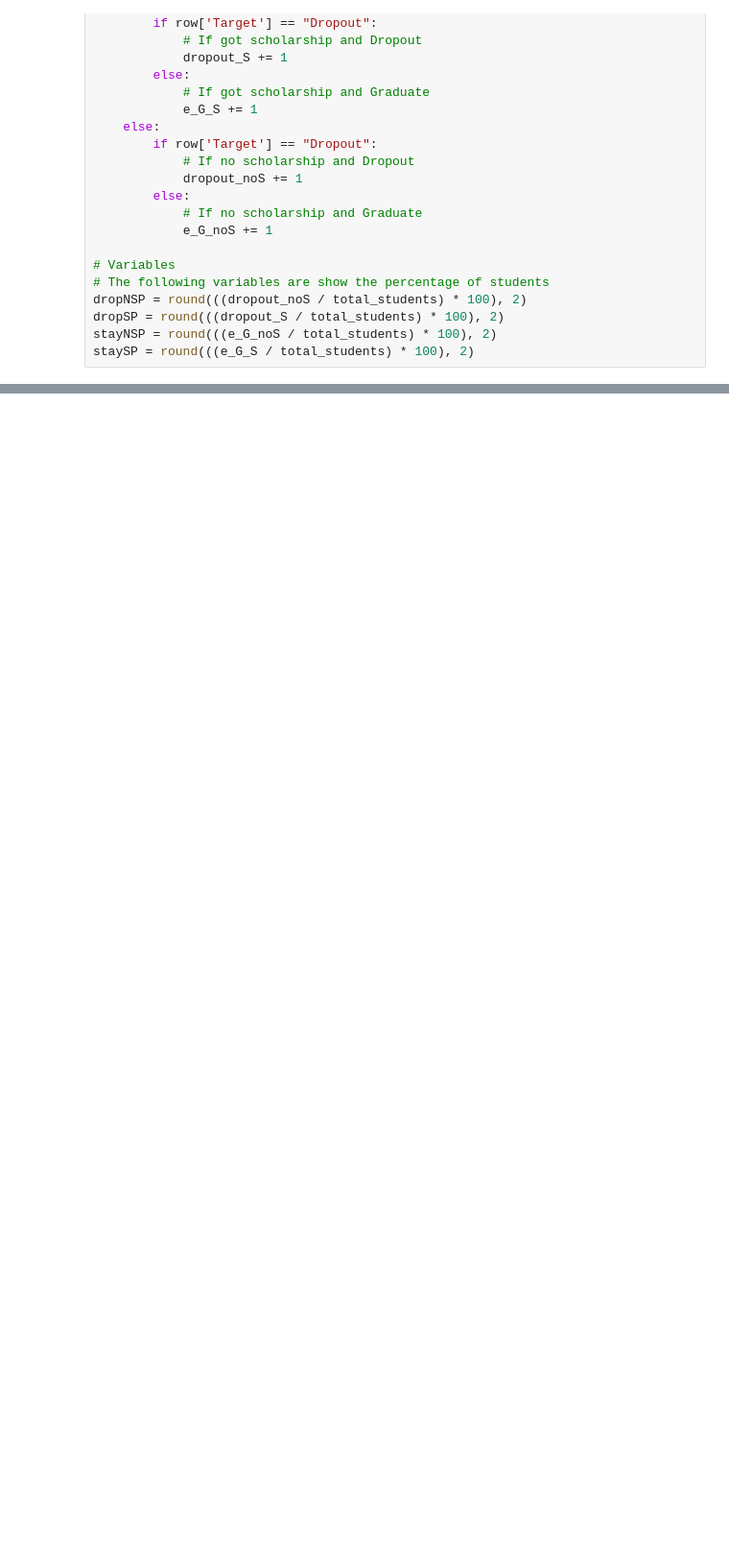
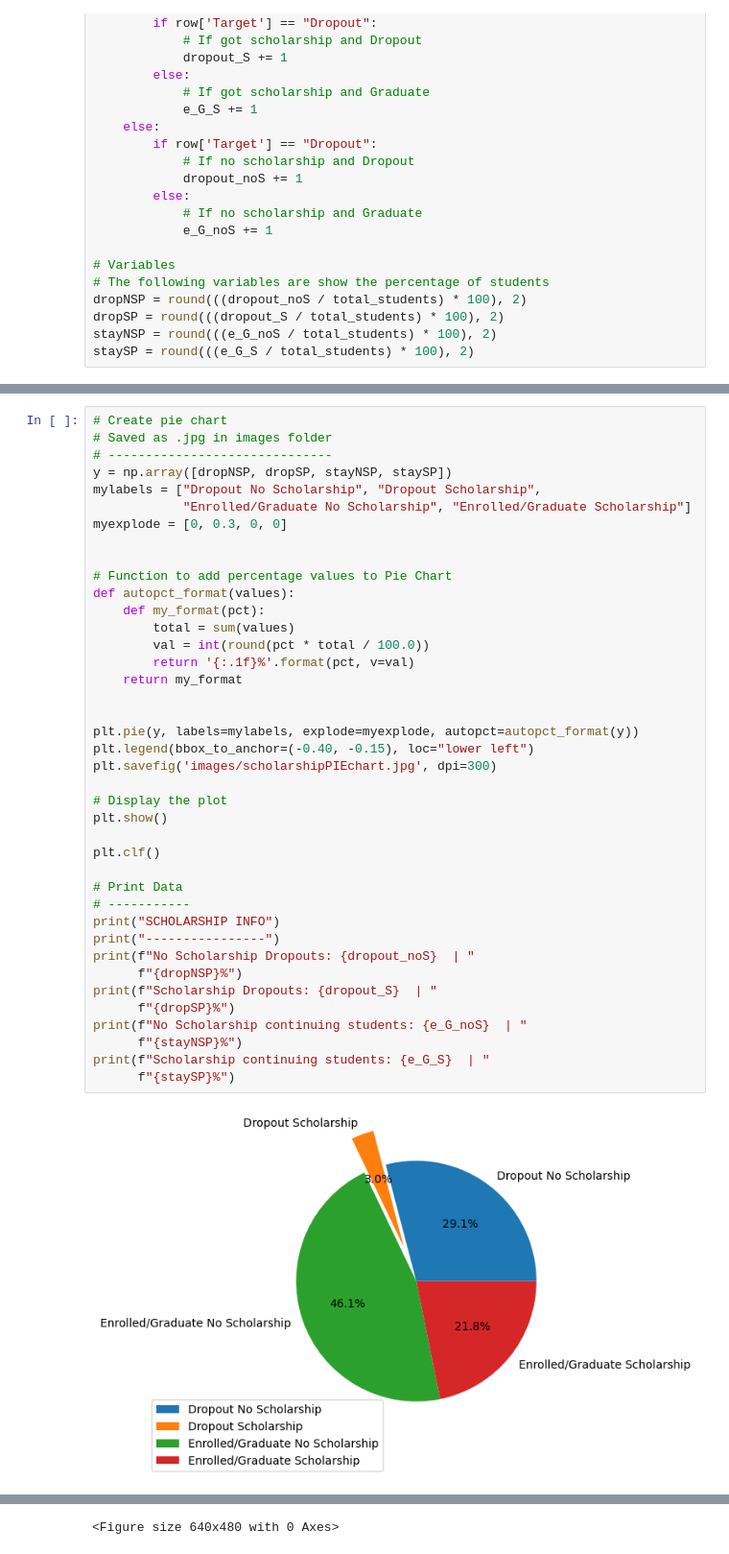
Before and after one commit to youssefhass/ml-predict-student-dropout, a Jupyter notebook: ScholarshipHypothesis.ipynb, the cells around one changed output, grey strips where cells are left out. Shown at 96% size. Drawn from its saved outputs; the diff is of its cells as text; blank space fills up the shorter version.

Commit message:
scholarship hypothesis

```diff
--- a/ScholarshipHypothesis.ipynb
+++ b/ScholarshipHypothesis.ipynb
@@ -112 +120,43 @@ plt.clf()
 <Figure size 640x480 with 0 Axes>
+# %%
+# Create pie chart
+# Saved as .jpg in images folder
+# ------------------------------
+y = np.array([dropNSP, dropSP, stayNSP, staySP])
+mylabels = ["Dropout No Scholarship", "Dropout Scholarship",
+            "Enrolled/Graduate No Scholarship", "Enrolled/Graduate Scholarship"]
+myexplode = [0, 0.3, 0, 0]
+
+
+# Function to add percentage values to Pie Chart
+def autopct_format(values):
+    def my_format(pct):
+        total = sum(values)
+        val = int(round(pct * total / 100.0))
+        return '{:.1f}%'.format(pct, v=val)
+    return my_format
+
+
+plt.pie(y, labels=mylabels, explode=myexplode, autopct=autopct_format(y))
+plt.legend(bbox_to_anchor=(-0.40, -0.15), loc="lower left")
+plt.savefig('images/scholarshipPIEchart.jpg', dpi=300)
+
+# Display the plot
+plt.show()
+
+plt.clf()
+
+# Print Data
+# -----------
+print("SCHOLARSHIP INFO")
+print("----------------")
+print(f"No Scholarship Dropouts: {dropout_noS}  | "
+      f"{dropNSP}%")
+print(f"Scholarship Dropouts: {dropout_S}  | "
+      f"{dropSP}%")
+print(f"No Scholarship continuing students: {e_G_noS}  | "
+      f"{stayNSP}%")
+print(f"Scholarship continuing students: {e_G_S}  | "
+      f"{staySP}%")
+# %% [output]
+[figure, added]
@@ -112,0 +169 @@ plt.clf()
+<Figure size 640x480 with 0 Axes>
```
Also changed, not shown: parts of 2 cells of this notebook.
